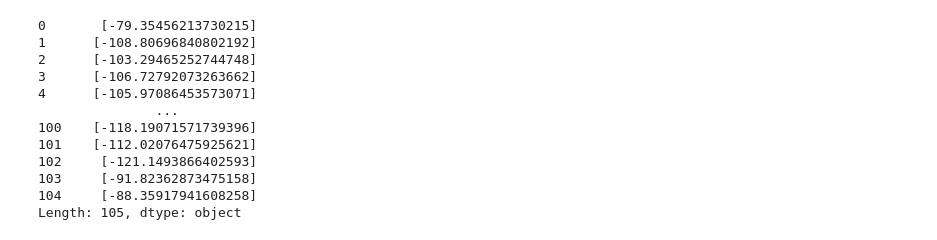
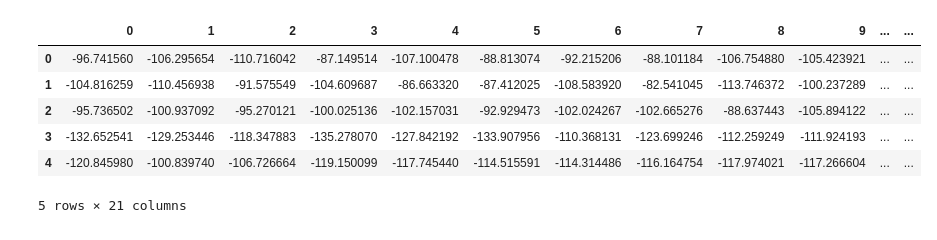
Before and after one commit to youlei202/research-weighted-sum-rate, a Jupyter notebook: poc.ipynb, the cells around one changed output. Saved outputs shown, nothing was run; the diff lists cells and outputs as text; code cells hidden in the pictures.

```diff
--- a/poc.ipynb
+++ b/poc.ipynb
@@ -61,16 +46,11 @@ simulator.plot_network()
 # %%
-pd.DataFrame(simulator.gain_mat)
+pd.DataFrame(simulator.gain_mat_dBm)
 # %% [output]
+|  | 0 | 1 | 2 | 3 | 4 | 5 | 6 | 7 | 8 | 9 | ... | ... |
+| 0 | -96.741560 | -106.295654 | -110.716042 | -87.149514 | -107.100478 | -88.813074 | -92.215206 | -88.101184 | -106.754880 | -105.423921 | ... | ... |
+| 1 | -104.816259 | -110.456938 | -91.575549 | -104.609687 | -86.663320 | -87.412025 | -108.583920 | -82.541045 | -113.746372 | -100.237289 | ... | ... |
+| 2 | -95.736502 | -100.937092 | -95.270121 | -100.025136 | -102.157031 | -92.929473 | -102.024267 | -102.665276 | -88.637443 | -105.894122 | ... | ... |
+| 3 | -132.652541 | -129.253446 | -118.347883 | -135.278070 | -127.842192 | -133.907956 | -110.368131 | -123.699246 | -112.259249 | -111.924193 | ... | ... |
+| 4 | -120.845980 | -100.839740 | -106.726664 | -119.150099 | -117.745440 | -114.515591 | -114.314486 | -116.164754 | -117.974021 | -117.266604 | ... | ... |
-0       [-79.35456213730215]
-1      [-108.80696840802192]
-2      [-103.29465252744748]
-3      [-106.72792073263662]
-4      [-105.97086453573071]
-               ...
-100    [-118.19071571739396]
-101    [-112.02076475925621]
-102     [-121.1493866402593]
-103     [-91.82362873475158]
-104     [-88.35917941608258]
-Length: 105, dtype: object
+5 rows × 21 columns
 # %%
```
Also changed, not shown: parts of 6 cells of this notebook, 1 other file.
